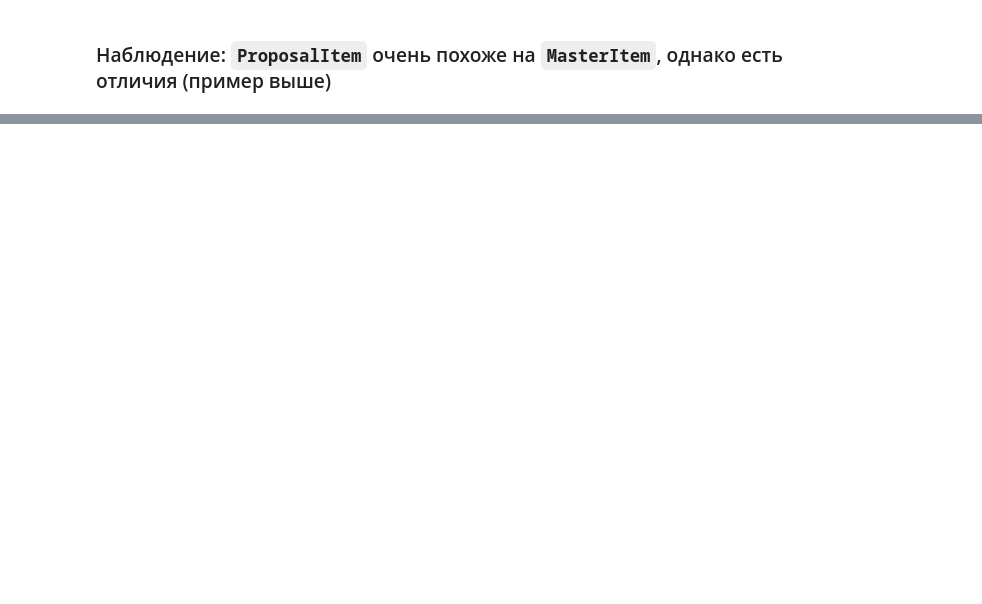
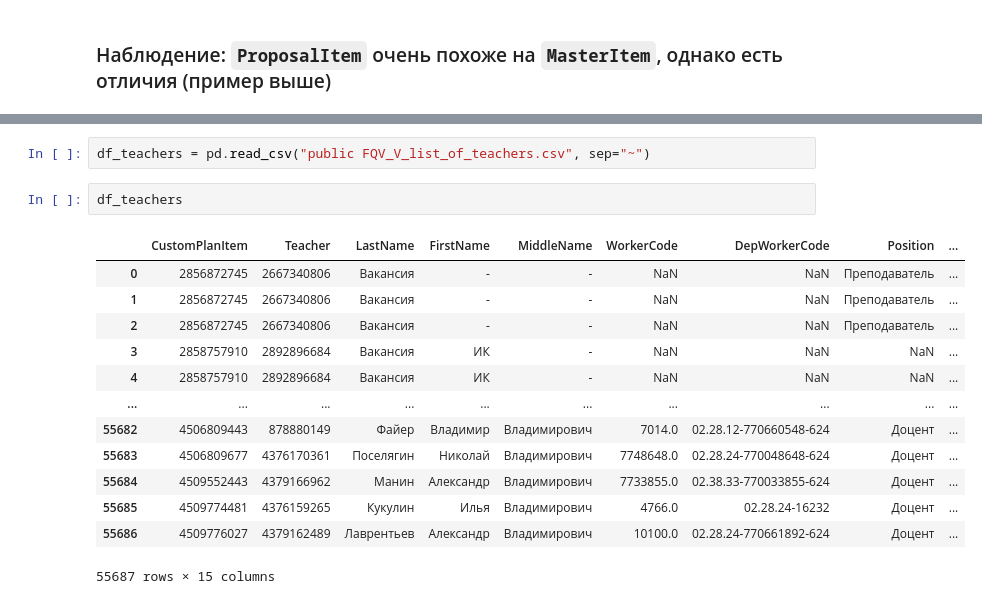
Before and after one commit to LenaMartinson/ML_project, a Jupyter notebook: Work_with_data.ipynb, the cells around one changed output, grey strips where cells are left out. Cells and saved outputs as stored; diff of their text form; blank space fills up the shorter version.

```diff
--- a/Work_with_data.ipynb
+++ b/Work_with_data.ipynb
@@ -1379,0 +1404,18 @@ df.to_csv("df_no_none.csv", index=None)
+# %%
+df_teachers = pd.read_csv("public FQV_V_list_of_teachers.csv", sep="~")
+# %%
+df_teachers
+# %% [output]
+|  | CustomPlanItem | Teacher | LastName | FirstName | MiddleName | WorkerCode | DepWorkerCode | Position | ... |
+| 0 | 2856872745 | 2667340806 | Вакансия | - | - | NaN | NaN | Преподаватель | ... |
+| 1 | 2856872745 | 2667340806 | Вакансия | - | - | NaN | NaN | Преподаватель | ... |
+| 2 | 2856872745 | 2667340806 | Вакансия | - | - | NaN | NaN | Преподаватель | ... |
+| 3 | 2858757910 | 2892896684 | Вакансия | ИК | - | NaN | NaN | NaN | ... |
+| 4 | 2858757910 | 2892896684 | Вакансия | ИК | - | NaN | NaN | NaN | ... |
+| ... | ... | ... | ... | ... | ... | ... | ... | ... | ... |
+| 55682 | 4506809443 | 878880149 | Файер | Владимир | Владимирович | 7014.0 | 02.28.12-770660548-624 | Доцент | ... |
+| 55683 | 4506809677 | 4376170361 | Поселягин | Николай | Владимирович | 7748648.0 | 02.28.24-770048648-624 | Доцент | ... |
+| 55684 | 4509552443 | 4379166962 | Манин | Александр | Владимирович | 7733855.0 | 02.38.33-770033855-624 | Доцент | ... |
+| 55685 | 4509774481 | 4376159265 | Кукулин | Илья | Владимирович | 4766.0 | 02.28.24-16232 | Доцент | ... |
+| 55686 | 4509776027 | 4379162489 | Лаврентьев | Александр | Владимирович | 10100.0 | 02.28.24-770661892-624 | Доцент | ... |
+55687 rows × 15 columns
```
Also changed, not shown: parts of 23 cells of this notebook, 2 other files.
